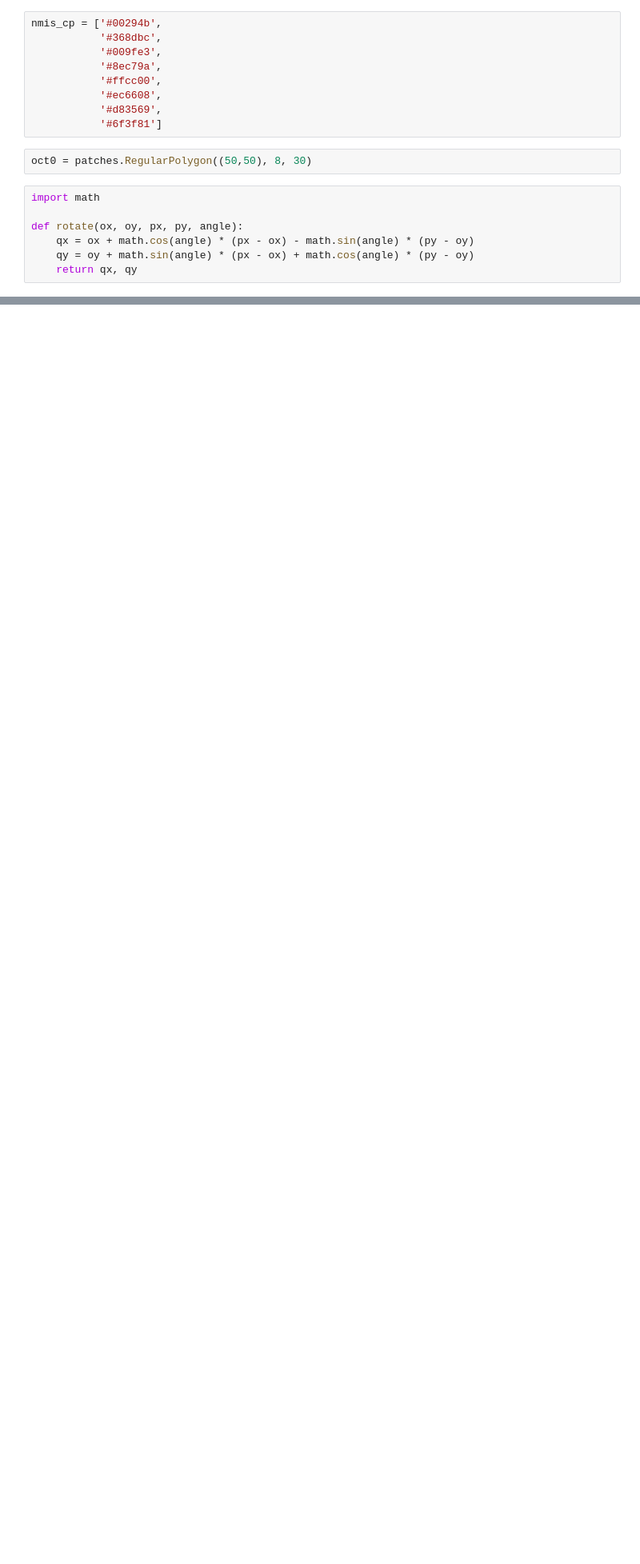
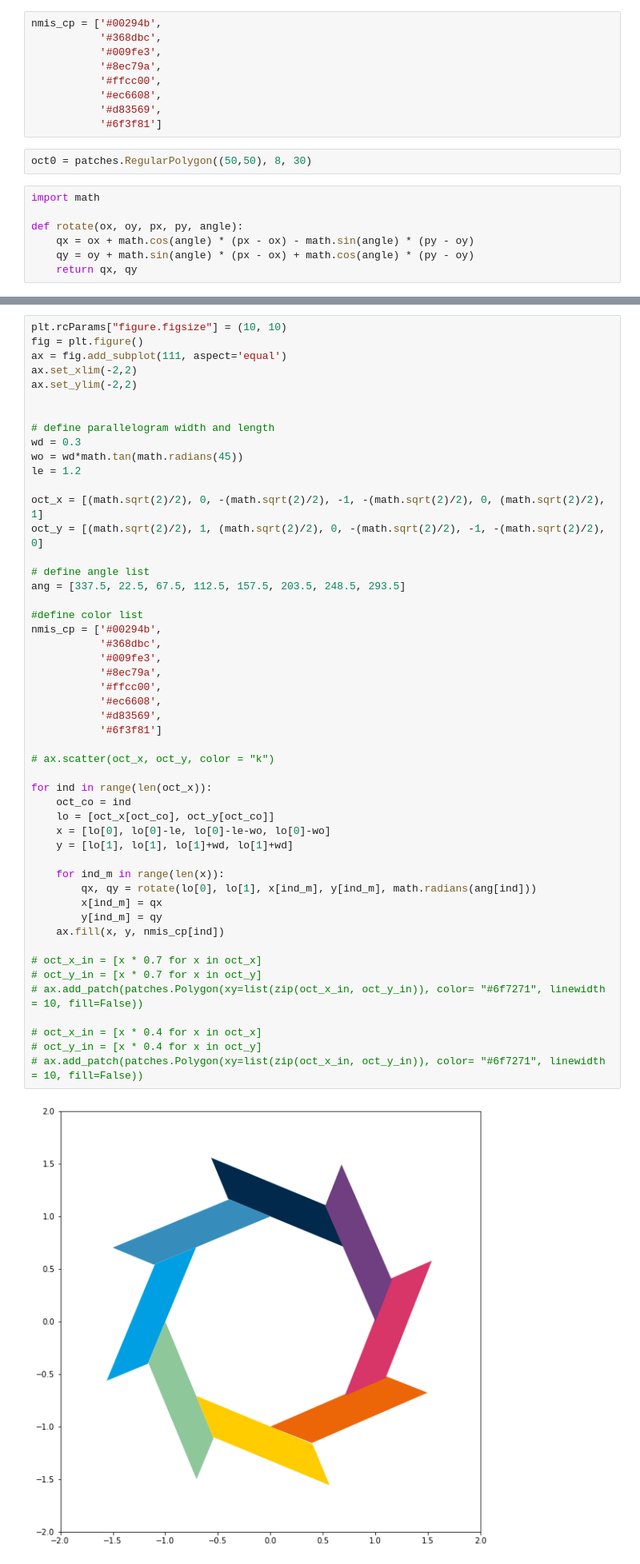
Before and after one commit to nmis-group/digf-zone-i4ch, a Jupyter notebook: logo/generate.ipynb, the cells around one changed output, grey strips where cells are left out. Shown at 80% size. Saved outputs shown, nothing was run; the diff lists cells and outputs as text; blank space fills up the shorter version.

```diff
--- a/logo/generate.ipynb
+++ b/logo/generate.ipynb
@@ -120,3 +117,55 @@ for ind in range(len(hex_x)):
 # ax.add_patch(patches.Polygon(xy=list(zip(x,y)), fill=False))
 # %% [output]
 [figure]
+# %%
+plt.rcParams["figure.figsize"] = (10, 10)
+fig = plt.figure()
+ax = fig.add_subplot(111, aspect='equal')
+ax.set_xlim(-2,2)
+ax.set_ylim(-2,2)
+
+
+# define parallelogram width and length
+wd = 0.3
+wo = wd*math.tan(math.radians(45))
+le = 1.2
+
+oct_x = [(math.sqrt(2)/2), 0, -(math.sqrt(2)/2), -1, -(math.sqrt(2)/2), 0, (math.sqrt(2)/2), 1]
+oct_y = [(math.sqrt(2)/2), 1, (math.sqrt(2)/2), 0, -(math.sqrt(2)/2), -1, -(math.sqrt(2)/2), 0]
+
+# define angle list
+ang = [337.5, 22.5, 67.5, 112.5, 157.5, 203.5, 248.5, 293.5]
+
+#define color list
+nmis_cp = ['#00294b',
+           '#368dbc',
+           '#009fe3',
+           '#8ec79a',
+           '#ffcc00',
+           '#ec6608',
+           '#d83569',
+           '#6f3f81']
+
+# ax.scatter(oct_x, oct_y, color = "k")
+
+for ind in range(len(oct_x)):
+    oct_co = ind
+    lo = [oct_x[oct_co], oct_y[oct_co]]
+    x = [lo[0], lo[0]-le, lo[0]-le-wo, lo[0]-wo]
+    y = [lo[1], lo[1], lo[1]+wd, lo[1]+wd]
+
+    for ind_m in range(len(x)):
+        qx, qy = rotate(lo[0], lo[1], x[ind_m], y[ind_m], math.radians(ang[ind]))
+        x[ind_m] = qx
+        y[ind_m] = qy
+    ax.fill(x, y, nmis_cp[ind])
+
+# oct_x_in = [x * 0.7 for x in oct_x]
+# oct_y_in = [x * 0.7 for x in oct_y]
+# ax.add_patch(patches.Polygon(xy=list(zip(oct_x_in, oct_y_in)), color= "#6f7271", linewidth = 10, fill=False))
+
+# oct_x_in = [x * 0.4 for x in oct_x]
+# oct_y_in = [x * 0.4 for x in oct_y]
+# ax.add_patch(patches.Polygon(xy=list(zip(oct_x_in, oct_y_in)), color= "#6f7271", linewidth = 10, fill=False))
+# %% [output]
+[figure, added]
```
Also changed, not shown: parts of 5 cells of this notebook.
